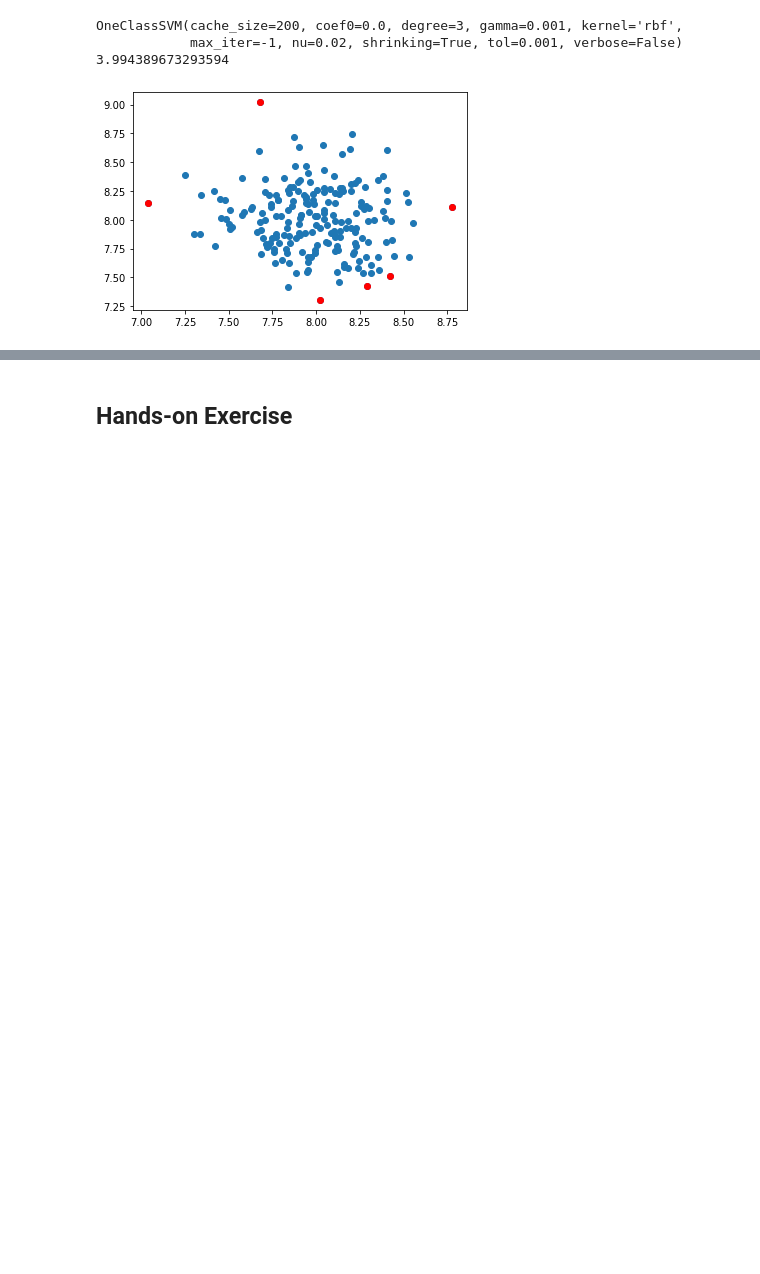
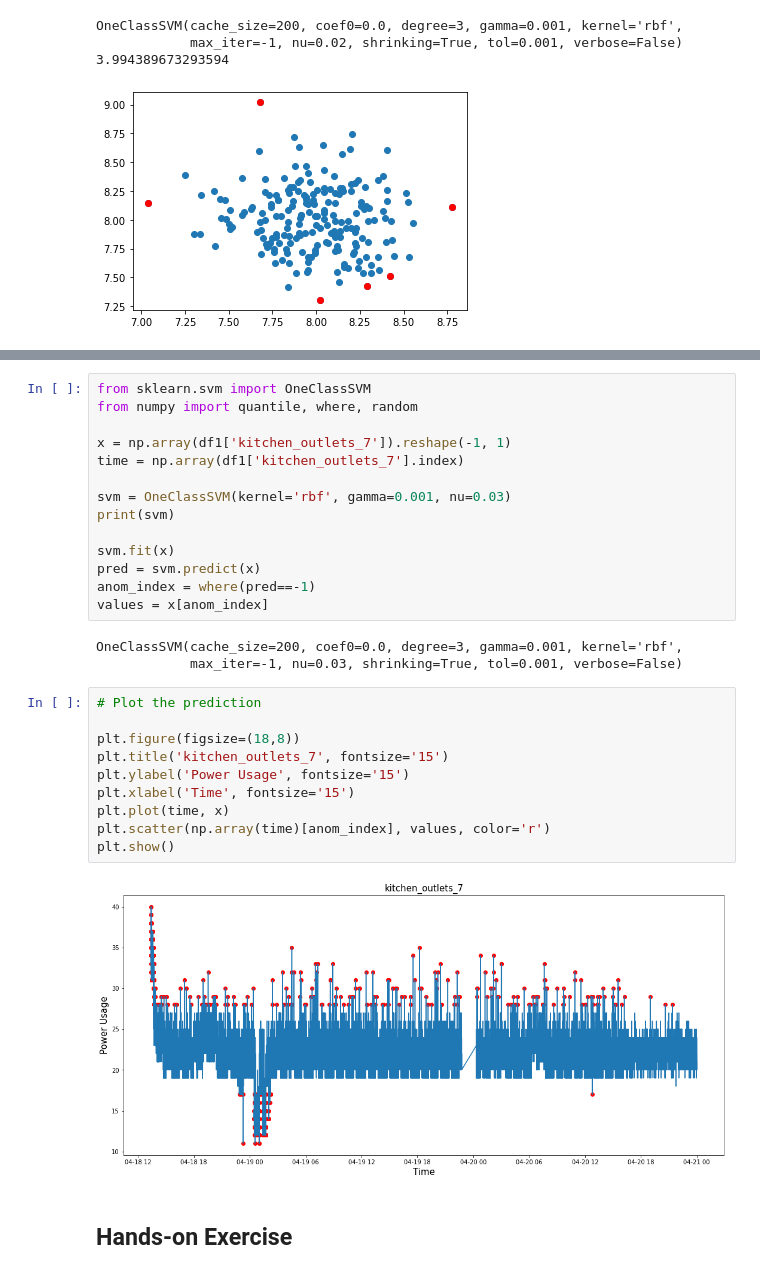
Before and after one commit to mdnsakib/ICPE-639, a Jupyter notebook: Mod2-3-ML-SL-SVM.ipynb, the cells around one changed output, grey strips where cells are left out. Cells and saved outputs as stored; diff of their text form; blank space fills up the shorter version.

```diff
--- a/Mod2-3-ML-SL-SVM.ipynb
+++ b/Mod2-3-ML-SL-SVM.ipynb
@@ -384,3 +479,32 @@ OneClassSVM(cache_size=200, coef0=0.0, degree=3, gamma=0.001, kernel='rbf',
+# %%
+from sklearn.svm import OneClassSVM
+from numpy import quantile, where, random
+
+x = np.array(df1['kitchen_outlets_7']).reshape(-1, 1)
+time = np.array(df1['kitchen_outlets_7'].index)
+
+svm = OneClassSVM(kernel='rbf', gamma=0.001, nu=0.03)
+print(svm)
+
+svm.fit(x)
+pred = svm.predict(x)
+anom_index = where(pred==-1)
+values = x[anom_index]
+# %% [output]
+OneClassSVM(cache_size=200, coef0=0.0, degree=3, gamma=0.001, kernel='rbf',
+            max_iter=-1, nu=0.03, shrinking=True, tol=0.001, verbose=False)
+# %%
+# Plot the prediction
+
+plt.figure(figsize=(18,8))
+plt.title('kitchen_outlets_7', fontsize='15')
+plt.ylabel('Power Usage', fontsize='15')
+plt.xlabel('Time', fontsize='15')
+plt.plot(time, x)
+plt.scatter(np.array(time)[anom_index], values, color='r')
+plt.show()
+# %% [output]
+[figure, added]
 # %% [markdown]
 ## Hands-on Exercise
 # %% [markdown]
```
Also changed, not shown: parts of 7 cells of this notebook, 4 other files.
